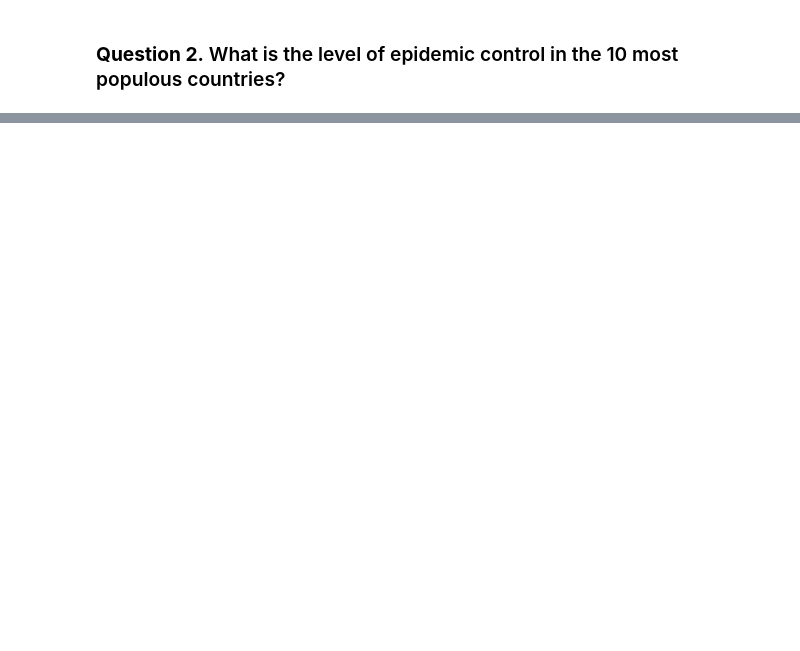
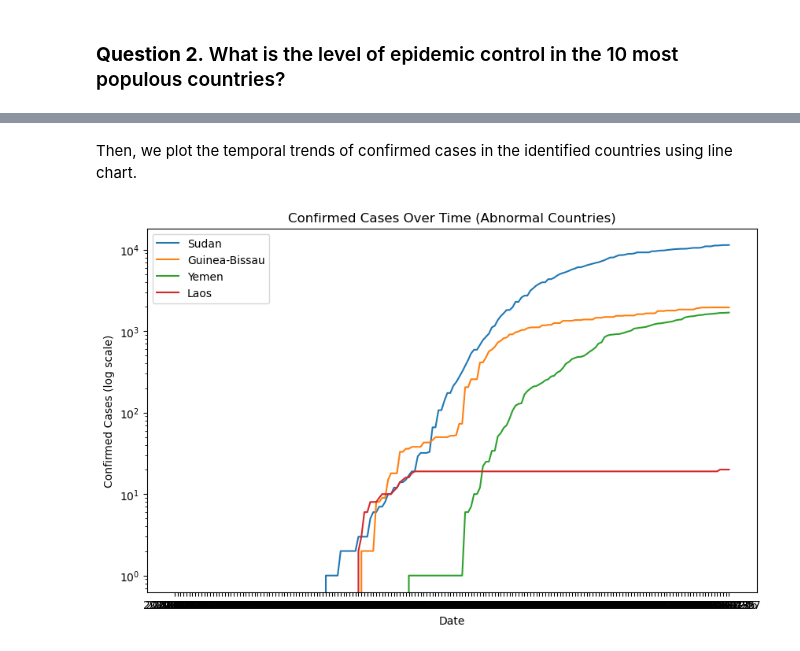
Before and after one commit to dhuyent/DSProgramming-FinalProject, a Jupyter notebook: src/Data_analysis.ipynb, the cells around one changed output, grey strips where cells are left out. Drawn from its saved outputs; the diff is of its cells as text; code cells hidden in the pictures; blank space fills up the shorter version.

```diff
--- a/src/Data_analysis.ipynb
+++ b/src/Data_analysis.ipynb
@@ -284,0 +350,7 @@ global_trends = covid_19_df.groupby("Date")[["Confirmed", "Deaths", "Recovered",
+# %%
+# Calculate test-to-case ratio
+country_df['Ratio'] = country_df['Tests/1M pop'] / country_df['Tot Cases/1M pop']
+
+# Filter abnormal countries
+abnormal_countries = country_df[(country_df['Ratio'] > 1000) | ((country_df['Ratio'] < 1) & (country_df['Ratio'] > 0))]
+abnormal_countries[['Country/Region', 'Tot Cases/1M pop', 'Tests/1M pop', 'Ratio']]
@@ -284,0 +363,18 @@ global_trends = covid_19_df.groupby("Date")[["Confirmed", "Deaths", "Recovered",
+# %% [markdown]
+Then, we plot the temporal trends of confirmed cases in the identified countries using line chart.
+# %%
+# Plot line chart
+plt.figure(figsize=(10, 6))
+
+for country in abnormal_countries['Country/Region']:
+    country_data = covid_19_df[covid_19_df['Country/Region'] == country]
+    plt.plot(country_data['Date'], country_data['Confirmed'], label=country)
+
+# Configure chart
+plt.yscale('log')
+plt.title('Confirmed Cases Over Time (Abnormal Countries)')
+plt.xlabel('Date')
+plt.ylabel('Confirmed Cases (log scale)')
+plt.legend();
+# %% [output]
+[figure, added]
```
Also changed, not shown: parts of 30 cells of this notebook, 3 other files.
